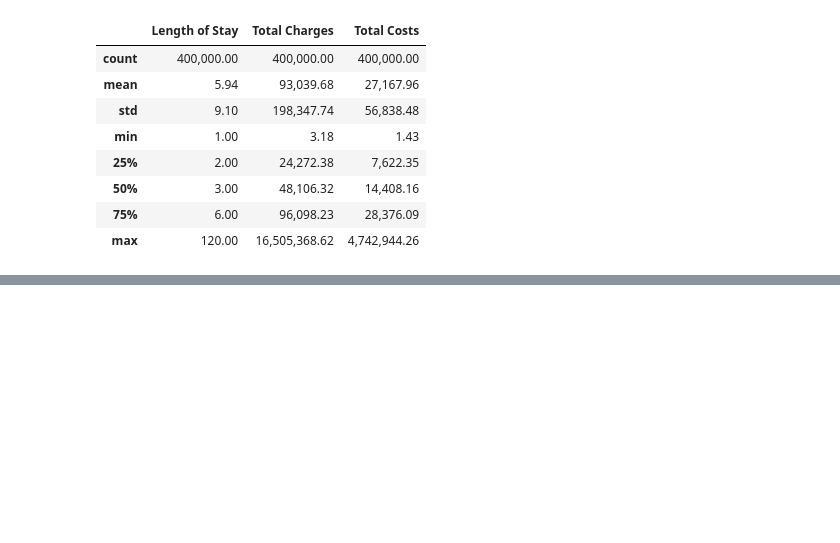
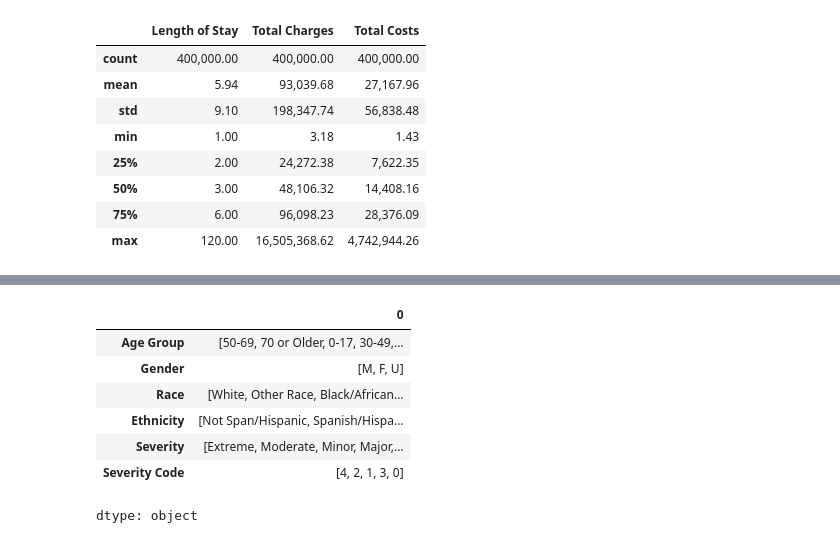
Before and after one commit to wenh08/Python_projects-, a Jupyter notebook: Hospital_Inpatient_Discharge.ipynb, the cells around one changed output, grey strips where cells are left out. Saved outputs shown, nothing was run; the diff lists cells and outputs as text; code cells hidden in the pictures; blank space fills up the shorter version.

```diff
--- a/Hospital_Inpatient_Discharge.ipynb
+++ b/Hospital_Inpatient_Discharge.ipynb
@@ -180,0 +258,11 @@ df[["Length of Stay", "Total Charges", "Total Costs"]].describe()
+# %%
+hospital_df[['Age Group', 'Gender', 'Race', 'Ethnicity', 'Severity', 'Severity Code']].apply(pd.unique)
+# %% [output]
+|  | 0 |
+| Age Group | [50-69, 70 or Older, 0-17, 30-49,... |
+| Gender | [M, F, U] |
+| Race | [White, Other Race, Black/African... |
+| Ethnicity | [Not Span/Hispanic, Spanish/Hispa... |
+| Severity | [Extreme, Moderate, Minor, Major,... |
+| Severity Code | [4, 2, 1, 3, 0] |
+dtype: object
```
Also changed, not shown: parts of 11 cells of this notebook.
